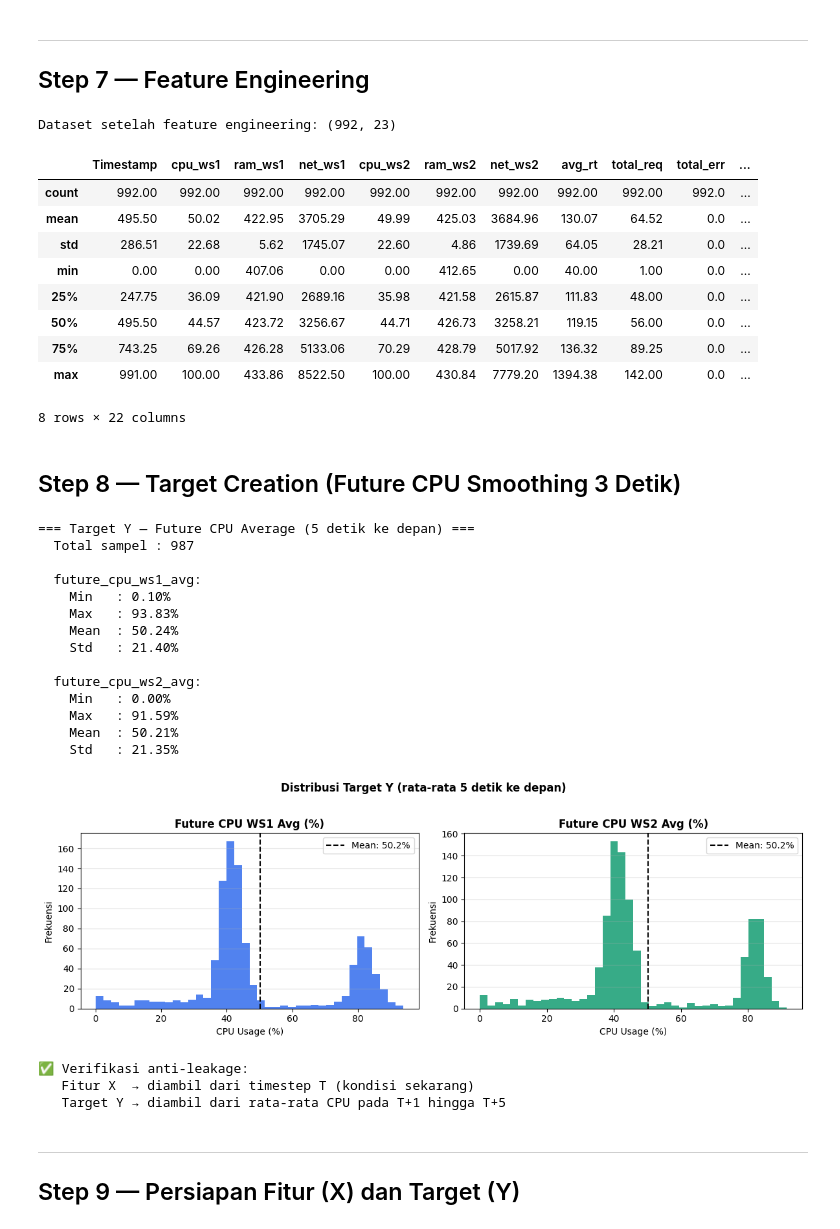
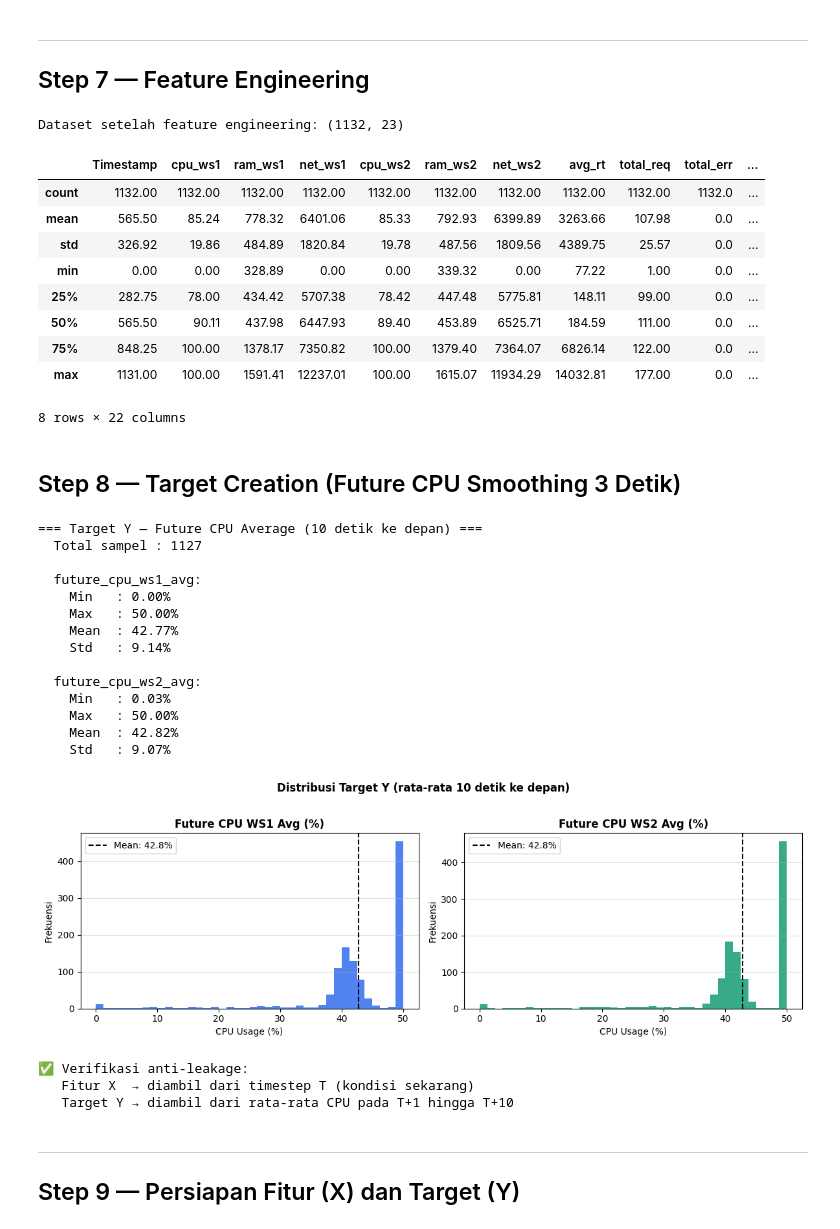
Before and after one commit to Dcrezztopia/Load-Balancing-Berbasis-AI, a Jupyter notebook: xgboost_load_balancer_v2.ipynb, the cells around one changed output. Drawn from its saved outputs; the diff is of its cells as text; code cells hidden in the pictures.

```diff
--- a/xgboost_load_balancer_v2.ipynb
+++ b/xgboost_load_balancer_v2.ipynb
@@ -55,16 +55,16 @@ print('✅ Semua library berhasil di-import.')
 
 # File metrik server (format dool/dstat)
 # LC Run 1: ramp-up lebih lambat (gradual)
-PATH_LC1_WS1 = 'Dataset/metrics_WS1_1000T_300R.csv'   # ← sesuaikan nama file
-PATH_LC1_WS2 = 'Dataset/metrics_WS2_1000T_300R.csv'
+PATH_LC1_WS1 = 'Dataset/metrics_WS1_2000T_300R_clean.csv'   # ← sesuaikan nama file
+PATH_LC1_WS2 = 'Dataset/metrics_WS2_2000T_300R_clean.csv'
 
 # LC Run 2: ramp-up lebih cepat
-PATH_LC2_WS1 = 'Dataset/metrics_WS1_1000T_600R.csv'   # ← sesuaikan nama file
-PATH_LC2_WS2 = 'Dataset/metrics_WS2_1000T_600R.csv'
+PATH_LC2_WS1 = 'Dataset/metrics_WS1_2000T_600R.csv'   # ← sesuaikan nama file
+PATH_LC2_WS2 = 'Dataset/metrics_WS2_2000T_600R.csv'
 
 # File log JMeter (raw HTTP request)
-PATH_LC1_JM  = 'Dataset/hasil-1000T-300R-d-JM.csv'    # ← sesuaikan nama file
-PATH_LC2_JM  = 'Dataset/hasil-1000T-600R-d-JM.csv'    # ← sesuaikan nama file
+PATH_LC1_JM  = 'Dataset/hasil-2000T-300R-JM.csv'    # ← sesuaikan nama file
+PATH_LC2_JM  = 'Dataset/hasil-2000T-600R-JM.csv'    # ← sesuaikan nama file
 
 # Output model
 PATH_MODEL  = 'model2/xgb_load_balancer.pkl'
@@ -386,16 +386,16 @@ df.reset_index(drop=True, inplace=True)
 print(f'Dataset setelah feature engineering: {df.shape}')
 display(df.describe().round(2))
 # %% [output]
-Dataset setelah feature engineering: (992, 23)
+Dataset setelah feature engineering: (1132, 23)
 |  | Timestamp | cpu_ws1 | ram_ws1 | net_ws1 | cpu_ws2 | ram_ws2 | net_ws2 | avg_rt | total_req | total_err | ... |
-| count | 992.00 | 992.00 | 992.00 | 992.00 | 992.00 | 992.00 | 992.00 | 992.00 | 992.00 | 992.0 | ... |
-| mean | 495.50 | 50.02 | 422.95 | 3705.29 | 49.99 | 425.03 | 3684.96 | 130.07 | 64.52 | 0.0 | ... |
-| std | 286.51 | 22.68 | 5.62 | 1745.07 | 22.60 | 4.86 | 1739.69 | 64.05 | 28.21 | 0.0 | ... |
-| min | 0.00 | 0.00 | 407.06 | 0.00 | 0.00 | 412.65 | 0.00 | 40.00 | 1.00 | 0.0 | ... |
-| 25% | 247.75 | 36.09 | 421.90 | 2689.16 | 35.98 | 421.58 | 2615.87 | 111.83 | 48.00 | 0.0 | ... |
-| 50% | 495.50 | 44.57 | 423.72 | 3256.67 | 44.71 | 426.73 | 3258.21 | 119.15 | 56.00 | 0.0 | ... |
-| 75% | 743.25 | 69.26 | 426.28 | 5133.06 | 70.29 | 428.79 | 5017.92 | 136.32 | 89.25 | 0.0 | ... |
-| max | 991.00 | 100.00 | 433.86 | 8522.50 | 100.00 | 430.84 | 7779.20 | 1394.38 | 142.00 | 0.0 | ... |
+| count | 1132.00 | 1132.00 | 1132.00 | 1132.00 | 1132.00 | 1132.00 | 1132.00 | 1132.00 | 1132.00 | 1132.0 | ... |
+| mean | 565.50 | 85.24 | 778.32 | 6401.06 | 85.33 | 792.93 | 6399.89 | 3263.66 | 107.98 | 0.0 | ... |
+| std | 326.92 | 19.86 | 484.89 | 1820.84 | 19.78 | 487.56 | 1809.56 | 4389.75 | 25.57 | 0.0 | ... |
+| min | 0.00 | 0.00 | 328.89 | 0.00 | 0.00 | 339.32 | 0.00 | 77.22 | 1.00 | 0.0 | ... |
+| 25% | 282.75 | 78.00 | 434.42 | 5707.38 | 78.42 | 447.48 | 5775.81 | 148.11 | 99.00 | 0.0 | ... |
+| 50% | 565.50 | 90.11 | 437.98 | 6447.93 | 89.40 | 453.89 | 6525.71 | 184.59 | 111.00 | 0.0 | ... |
+| 75% | 848.25 | 100.00 | 1378.17 | 7350.82 | 100.00 | 1379.40 | 7364.07 | 6826.14 | 122.00 | 0.0 | ... |
+| max | 1131.00 | 100.00 | 1591.41 | 12237.01 | 100.00 | 1615.07 | 11934.29 | 14032.81 | 177.00 | 0.0 | ... |
 8 rows × 22 columns
 # %% [markdown]
 ## Step 8 — Target Creation (Future CPU Smoothing 3 Detik)
@@ -405,7 +405,7 @@ import pandas as pd
 import matplotlib.pyplot as plt
 import matplotlib.gridspec as gridspec
 
-SMOOTHING_WINDOW = 5  # rata-rata N detik ke depan
+SMOOTHING_WINDOW = 10  # rata-rata N detik ke depan
 
 # ── Target Y: rata-rata CPU WS1 dan WS2 pada T+1, T+2, T+3
 #    Ini adalah NILAI NUMERIK yang ingin diprediksi model,
@@ -458,47 +458,47 @@ print(f'    Std   : {df["future_cpu_ws2_avg"].std():.2f}%')
 # Visualisasi distribusi target
 fig, axes = plt.subplots(1, 2, figsize=(12, 4))
 for ax, col, color, title in zip(
     axes,
     ['future_cpu_ws1_avg', 'future_cpu_ws2_avg'],
     ['#2563EB', '#059669'],
     ['Future CPU WS1 Avg (%)', 'Future CPU WS2 Avg (%)']
 ):
     ax.hist(df[col], bins=40, color=color, alpha=0.8, edgecolor='none')
     ax.axvline(df[col].mean(), color='black', lw=1.5, linestyle='--',
                label=f'Mean: {df[col].mean():.1f}%')
     ax.set_title(title, fontweight='bold')
     ax.set_xlabel('CPU Usage (%)')
     ax.set_ylabel('Frekuensi')
     ax.legend()
     ax.grid(axis='y', alpha=0.4)
 
 plt.suptitle(f'Distribusi Target Y (rata-rata {SMOOTHING_WINDOW} detik ke depan)',
              fontweight='bold', y=1.02)
 plt.tight_layout()
 plt.savefig('model2/target_distribution.png', dpi=150, bbox_inches='tight')
 plt.show()
 print('\n✅ Verifikasi anti-leakage:')
 print(f'   Fitur X  → diambil dari timestep T (kondisi sekarang)')
 print(f'   Target Y → diambil dari rata-rata CPU pada T+1 hingga T+{SMOOTHING_WINDOW}')
 # %% [output]
-=== Target Y — Future CPU Average (5 detik ke depan) ===
-  Total sampel : 987
+=== Target Y — Future CPU Average (10 detik ke depan) ===
+  Total sampel : 1127
 
   future_cpu_ws1_avg:
-    Min   : 0.10%
-    Max   : 93.83%
-    Mean  : 50.24%
-    Std   : 21.40%
+    Min   : 0.00%
+    Max   : 50.00%
+    Mean  : 42.77%
+    Std   : 9.14%
 
   future_cpu_ws2_avg:
-    Min   : 0.00%
-    Max   : 91.59%
-    Mean  : 50.21%
-    Std   : 21.35%
+    Min   : 0.03%
+    Max   : 50.00%
+    Mean  : 42.82%
+    Std   : 9.07%
-[figure, old version]
+[figure, new version]
 ✅ Verifikasi anti-leakage:
    Fitur X  → diambil dari timestep T (kondisi sekarang)
-   Target Y → diambil dari rata-rata CPU pada T+1 hingga T+5
+   Target Y → diambil dari rata-rata CPU pada T+1 hingga T+10
 # %% [markdown]
 ---
 ## Step 9 — Persiapan Fitur (X) dan Target (Y)
```
Also changed, not shown: parts of 16 cells of this notebook, 18 other files.
